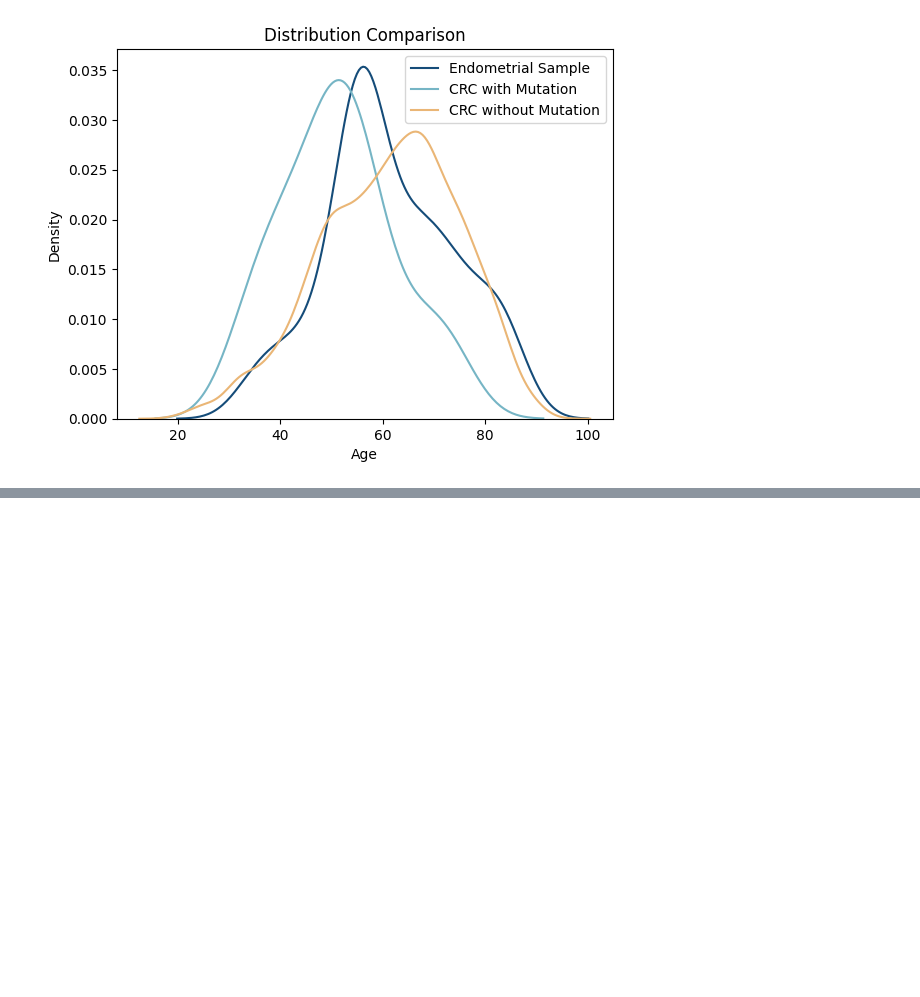
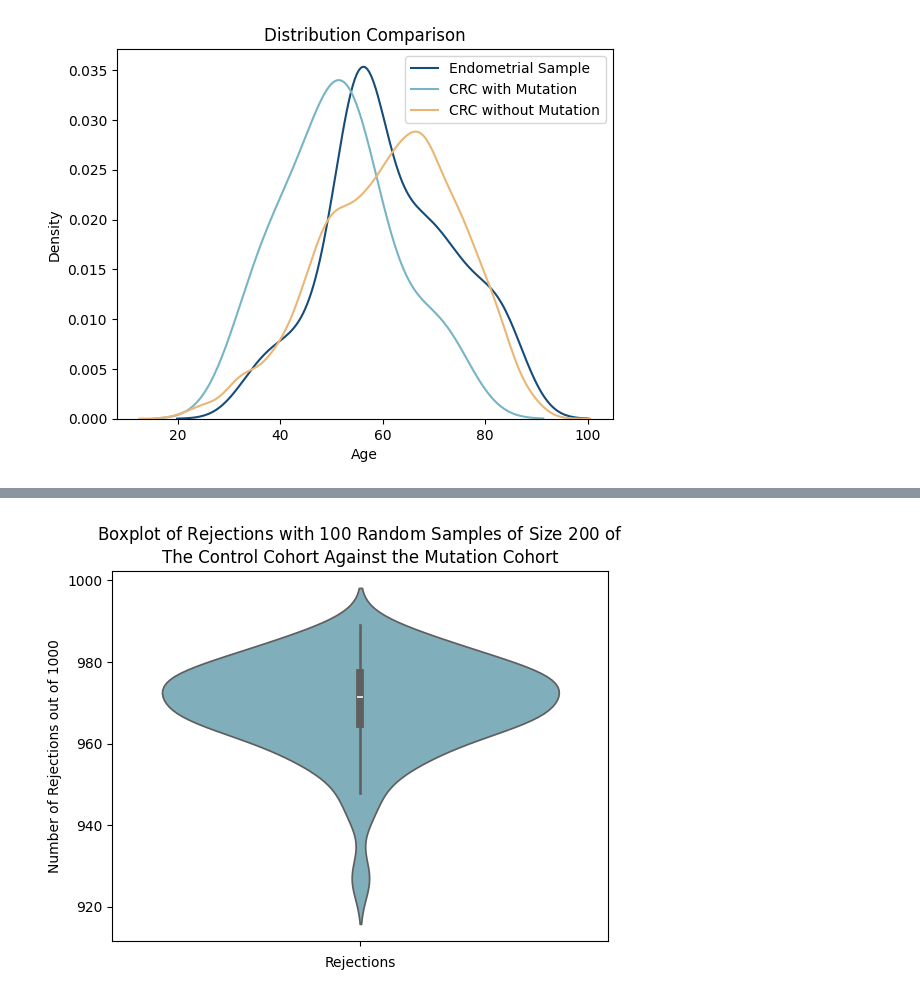
Before and after one commit to fredwdickinson/rscam-g6, a Jupyter notebook: Notebooks/nullcohort.ipynb, the cells around one changed output, grey strips where cells are left out. Saved outputs shown, nothing was run; the diff lists cells and outputs as text; code cells hidden in the pictures; blank space fills up the shorter version.

Commit message:
Brunner Munzel Test

```diff
--- a/Notebooks/nullcohort.ipynb
+++ b/Notebooks/nullcohort.ipynb
@@ -237,0 +247,7 @@ plt.show()
+# %%
+from scipy.stats import ks_2samp
+
+control = sample1.sample(n=35)["Age"].tolist()
+testset = mutation_crc["Age"].tolist()
+
+ks_2samp(control, testset)
@@ -237,0 +303,4 @@ plt.show()
+# %%
+w, p_value = stats.brunnermunzel(testset, control)
+
+print(f"p-value: {p_value}, Brunner-Munzer W statistic: {w}")
@@ -237,0 +309,20 @@ plt.show()
+# %%
+def run_BM_simulation(sample1, sample2, alpha = 0.05, n_iterations = 1000, sample_size = 35):
+    rejections = 0
+    for _ in range(n_iterations):
+        w, p_value = stats.brunnermunzel(
+            sample1.sample(n=sample_size)["Age"].tolist(),
+            sample2.sample(n=sample_size)["Age"].tolist()
+        )
+        if p_value < alpha:
+            rejections+=1
+    return rejections
+# %%
+rejections = np.zeros(100)
+for i in range(100):
+    while True:
+        newsample = clean_endo.sample(sample_size)
+        if abs(np.mean(newsample["Age"].tolist()) - target_mean) < eps:
+            break
+    rejection = run_BM_simulation(mutation_crc, newsample, alpha = 0.05, n_iterations = 1000, sample_size = 35)
+    rejections[i] = rejection
@@ -237,0 +338,8 @@ plt.show()
+# %%
+sns.violinplot(rejections, color = colours[4])
+plt.title(f"Boxplot of Rejections with $100$ Random Samples of Size $200$ of \nThe Control Cohort Against the Mutation Cohort")
+plt.xlabel("Rejections")
+plt.ylabel("Number of Rejections out of 1000")
+plt.show()
+# %% [output]
+[figure, added]
```
Also changed, not shown: parts of 10 cells of this notebook.
